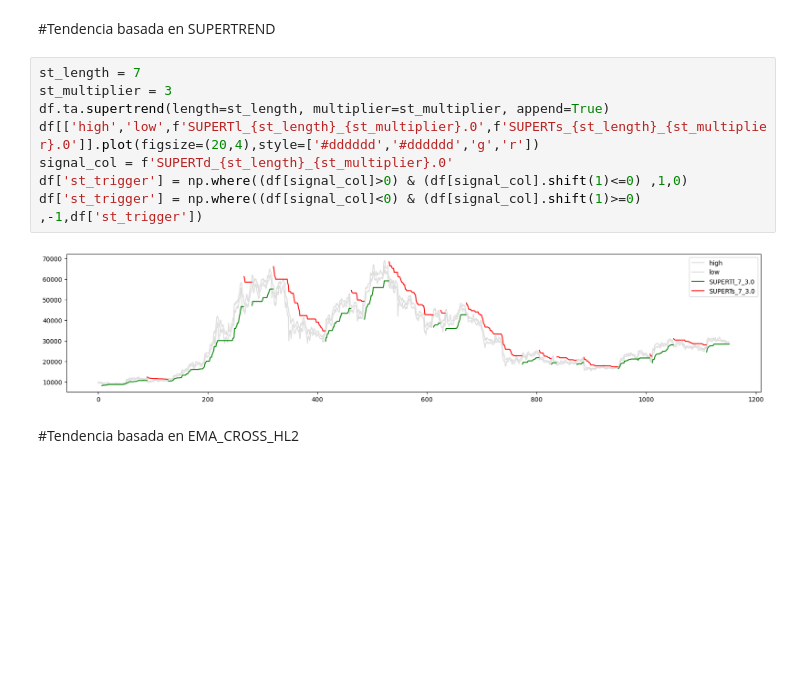
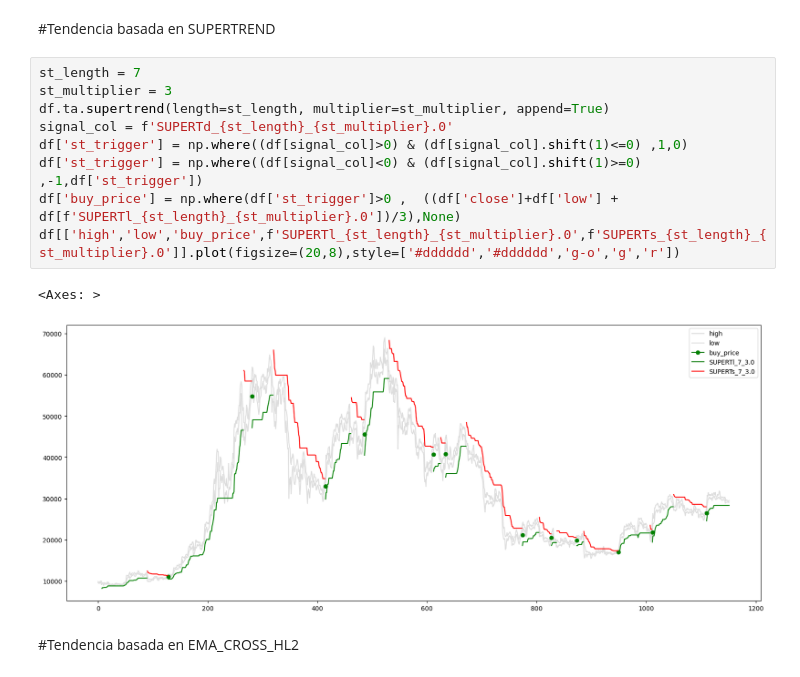
Before and after one commit to lbisaro/ie, a Jupyter notebook: www/backtest/test_trend.ipynb, the cells around one changed output. Cells and saved outputs as stored; diff of their text form; blank space fills up the shorter version.

```diff
--- a/www/backtest/test_trend.ipynb
+++ b/www/backtest/test_trend.ipynb
@@ -32,13 +30,15 @@ with open(klines_file, 'rb') as file:
 # %%
 st_length = 7
 st_multiplier = 3
 df.ta.supertrend(length=st_length, multiplier=st_multiplier, append=True)
-df[['high','low',f'SUPERTl_{st_length}_{st_multiplier}.0',f'SUPERTs_{st_length}_{st_multiplier}.0']].plot(figsize=(20,4),style=['#dddddd','#dddddd','g','r'])
 signal_col = f'SUPERTd_{st_length}_{st_multiplier}.0'
 df['st_trigger'] = np.where((df[signal_col]>0) & (df[signal_col].shift(1)<=0) ,1,0)
 df['st_trigger'] = np.where((df[signal_col]<0) & (df[signal_col].shift(1)>=0) ,-1,df['st_trigger'])
+df['buy_price'] = np.where(df['st_trigger']>0 ,  ((df['close']+df['low'] + df[f'SUPERTl_{st_length}_{st_multiplier}.0'])/3),None)
+df[['high','low','buy_price',f'SUPERTl_{st_length}_{st_multiplier}.0',f'SUPERTs_{st_length}_{st_multiplier}.0']].plot(figsize=(20,8),style=['#dddddd','#dddddd','g-o','g','r'])
 # %% [output]
+<Axes: >
-[figure, old version]
+[figure, new version]
 # %% [markdown]
 #Tendencia basada en EMA_CROSS_HL2
 # %%
```
Also changed, not shown: parts of 1 cell of this notebook.
